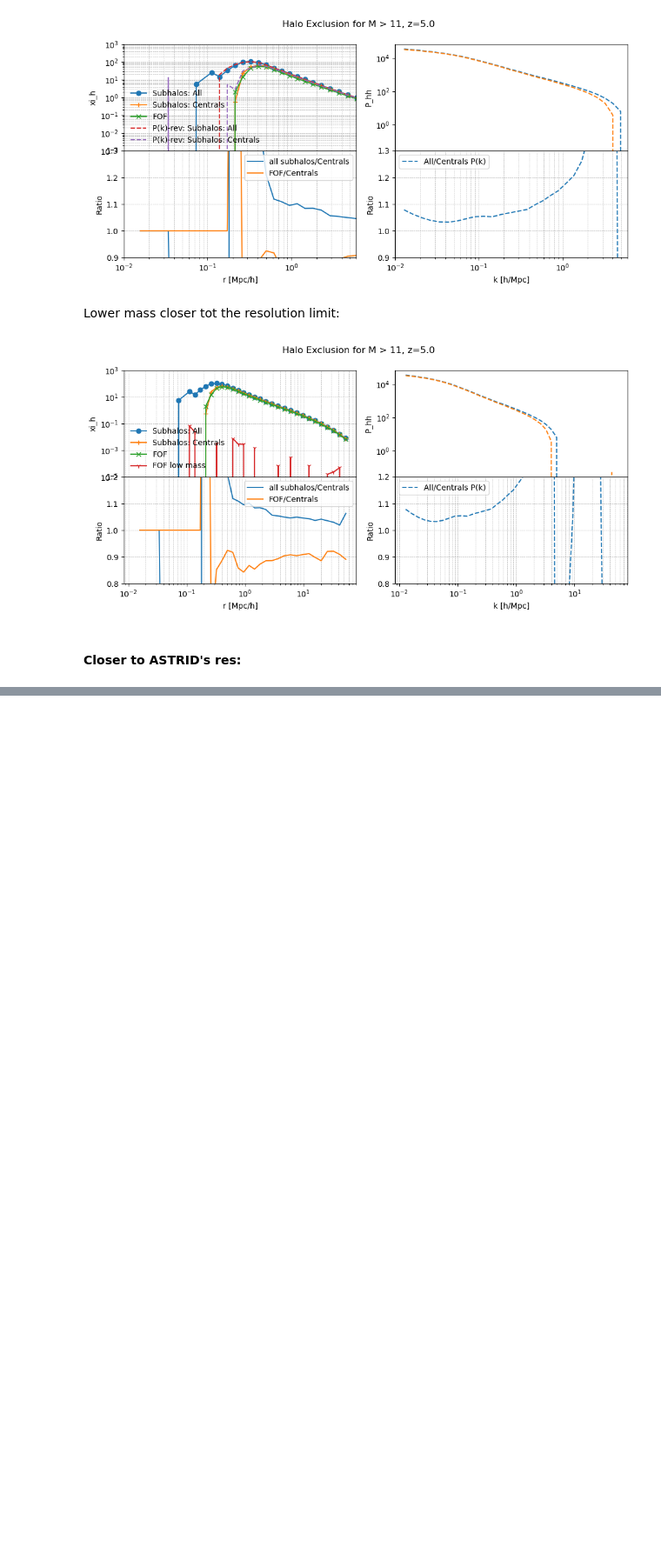
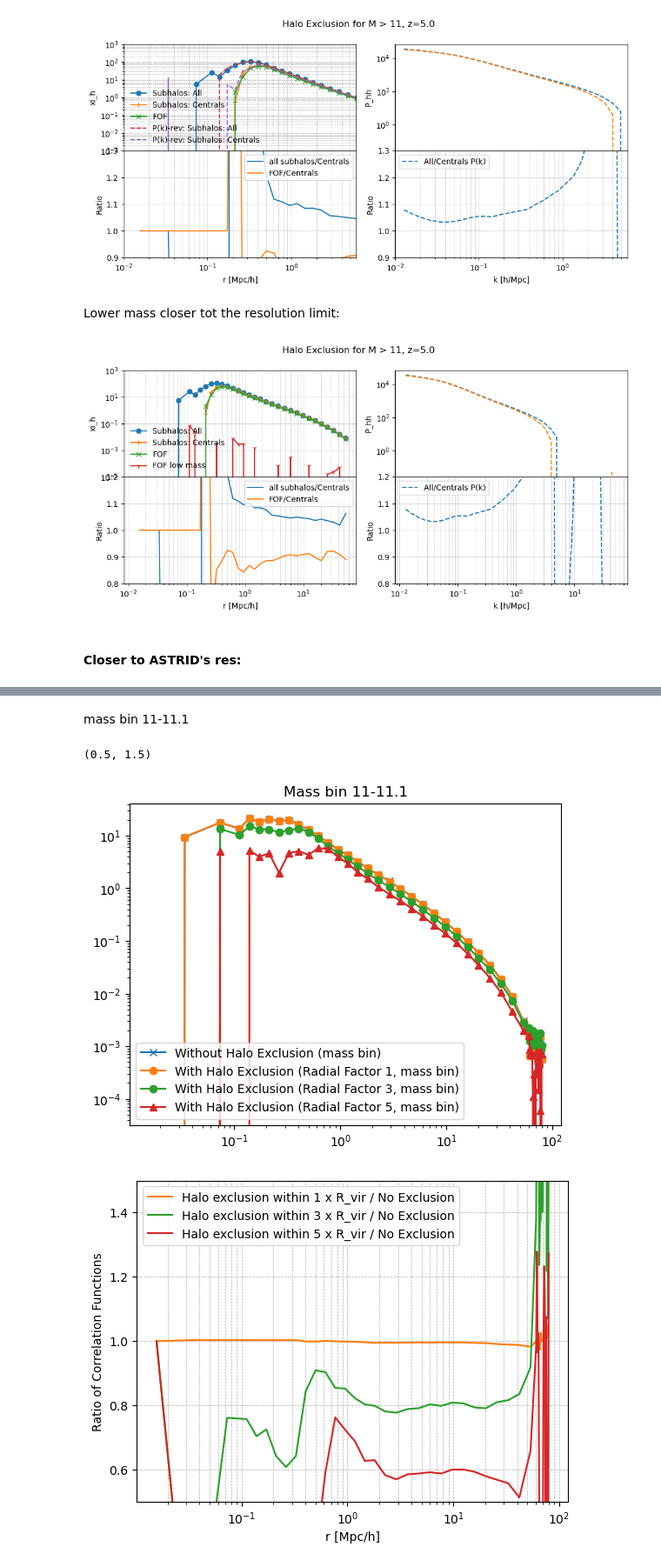
Before and after one commit to qezlou/Goku_ELG, a Jupyter notebook: emu/notebooks/xi_compute/halo_exclusion.ipynb, the cells around one changed output, grey strips where cells are left out. Shown at 87% size. Saved outputs shown, nothing was run; the diff lists cells and outputs as text; code cells hidden in the pictures; blank space fills up the shorter version.

```diff
--- a/emu/notebooks/xi_compute/halo_exclusion.ipynb
+++ b/emu/notebooks/xi_compute/halo_exclusion.ipynb
@@ -426,0 +577,44 @@ fig.tight_layout()
+# %% [markdown]
+mass bin 11-11.1
+# %%
+from matplotlib import pyplot as plt
+import h5py
+import numpy as np
+basie_dir = '/home/qezlou/HD2/HETDEX/cosmo/data/halo_exclusion/'
+with h5py.File(basie_dir + 'test_xi_mass_bin_11_11.1_ex_rad_fac_0.h5','r') as f:
+    rbins_rad_fac_0_mass_bin = f['rbins'][:]
+    xi_h_rad_fac_0_mass_bin = f['xi_h'][:]
+with h5py.File(basie_dir + 'test_xi_mass_bin_11_11.1_ex_rad_fac_1.h5','r') as f:
+    rbins_rad_fac_1_mass_bin = f['rbins'][:]
+    xi_h_rad_fac_1_mass_bin = f['xi_h'][:]
+with h5py.File(basie_dir + 'test_xi_mass_bin_11_11.1_ex_rad_fac_3.h5','r') as f:
+    rbins_rad_fac_3_mass_bin = f['rbins'][:]
+    xi_h_rad_fac_3_mass_bin = f['xi_h'][:]
+with h5py.File(basie_dir + 'test_xi_mass_bin_11_11.1_ex_rad_fac_5.h5','r') as f:
+    rbins_rad_fac_5_mass_bin = f['rbins'][:]
+    xi_h_rad_fac_5_mass_bin = f['xi_h'][:]
+
+plt.loglog(rbins_rad_fac_0_mass_bin, xi_h_rad_fac_0_mass_bin, label='Without Halo Exclusion (mass bin)', marker='x')
+plt.loglog(rbins_rad_fac_1_mass_bin, xi_h_rad_fac_1_mass_bin, label='With Halo Exclusion (Radial Factor 1, mass bin)', marker='o')
+plt.loglog(rbins_rad_fac_3_mass_bin, xi_h_rad_fac_3_mass_bin, label='With Halo Exclusion (Radial Factor 3, mass bin)', marker='o')
+plt.loglog(rbins_rad_fac_5_mass_bin, xi_h_rad_fac_5_mass_bin, label='With Halo Exclusion (Radial Factor 5, mass bin)', marker='^')
+plt.legend()
+plt.title(f'Mass bin 11-11.1')
+
+fig, ax = plt.subplots()
+
+ax.plot(rbins_rad_fac_0_mass_bin, xi_h_rad_fac_1_mass_bin/xi_h_rad_fac_0_mass_bin, label='Halo exclusion within 1 x R_vir / No Exclusion', color='C1')
+ax.plot(rbins_rad_fac_0_mass_bin, xi_h_rad_fac_3_mass_bin/xi_h_rad_fac_0_mass_bin, label='Halo exclusion within 3 x R_vir / No Exclusion', color='C2')
+ax.plot(rbins_rad_fac_0_mass_bin, xi_h_rad_fac_5_mass_bin/xi_h_rad_fac_0_mass_bin, label='Halo exclusion within 5 x R_vir / No Exclusion', color='C3')
+
+
+ax.set_xlabel('r [Mpc/h]')
+ax.set_ylabel('Ratio of Correlation Functions')
+ax.legend()
+ax.set_xscale('log')
+ax.grid(which='both', linestyle='--', linewidth=0.5)
+ax.set_ylim(0.5, 1.5)
+# %% [output]
+(0.5, 1.5)
+[figure, added]
+[figure, added]
```
Also changed, not shown: parts of 8 cells of this notebook, 4 other files.
